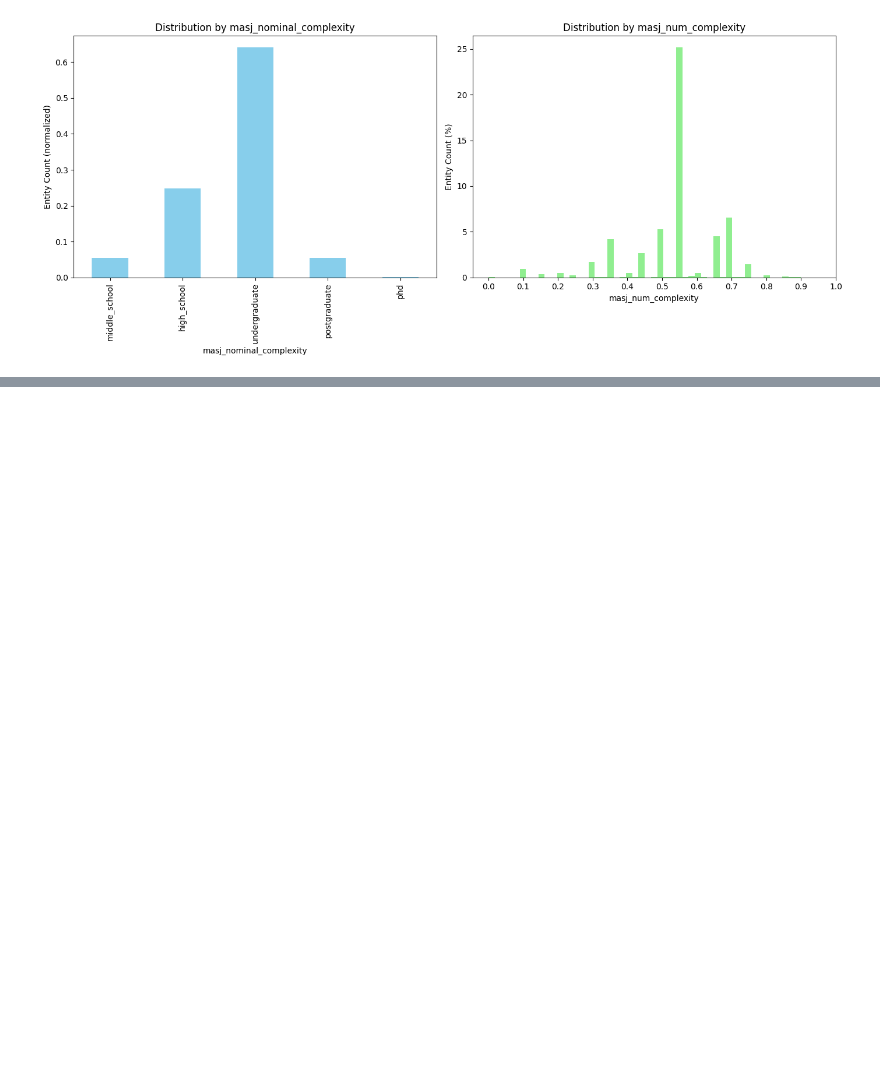
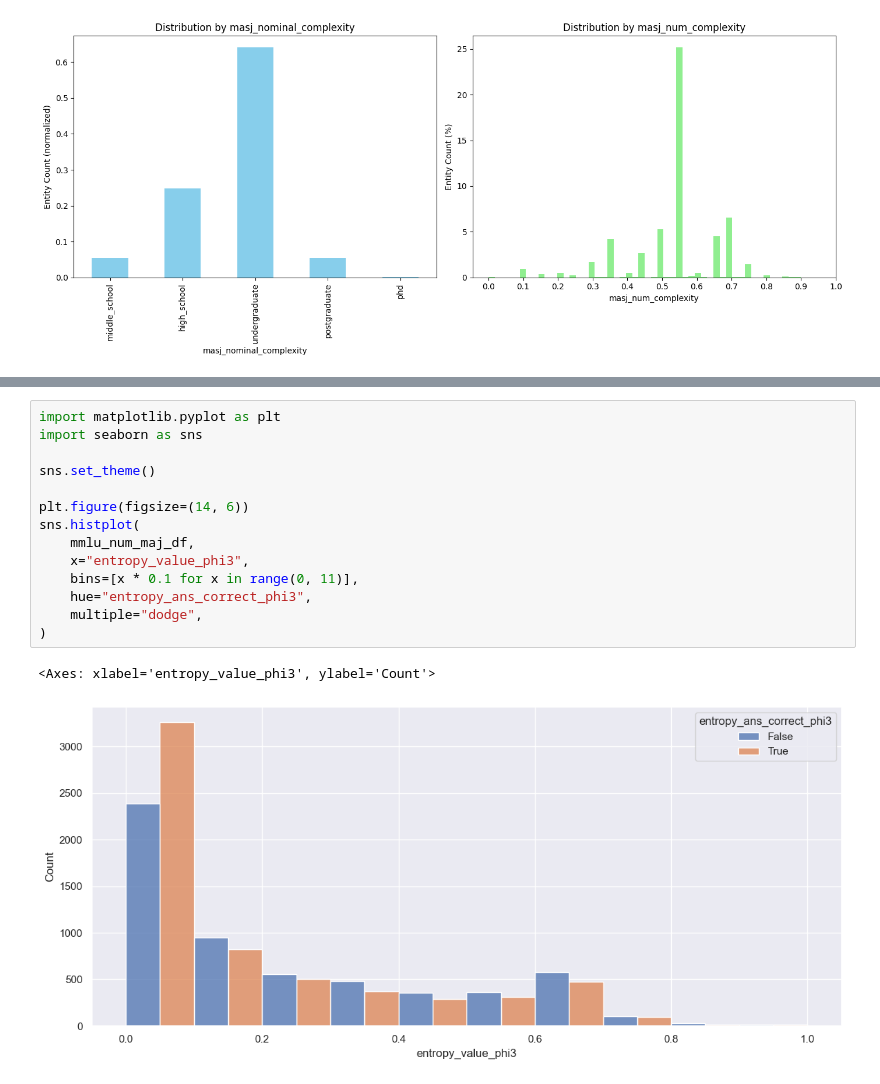
Before and after one commit to LabARSS/question-complextiy-estimation, a Jupyter notebook: notebooks/model_as_judge_analysis.ipynb, the cells around one changed output, grey strips where cells are left out. Drawn from its saved outputs; the diff is of its cells as text; blank space fills up the shorter version.

Commit message:
Analyze correlation of entropy with model as judge

```diff
--- a/notebooks/model_as_judge_analysis.ipynb
+++ b/notebooks/model_as_judge_analysis.ipynb
@@ -60,3 +66,20 @@ undergraduate    7352
 postgraduate     2779
 phd                42
 Name: count, dtype: int64
+# %%
+import matplotlib.pyplot as plt
+import seaborn as sns
+
+sns.set_theme()
+
+plt.figure(figsize=(14, 6))
+sns.histplot(
+    mmlu_num_maj_df,
+    x="entropy_value_phi3",
+    bins=[x * 0.1 for x in range(0, 11)],
+    hue="entropy_ans_correct_phi3",
+    multiple="dodge",
+)
+# %% [output]
+<Axes: xlabel='entropy_value_phi3', ylabel='Count'>
+[figure, added]
```
Also changed, not shown: parts of 4 cells of this notebook, 2 other files.
